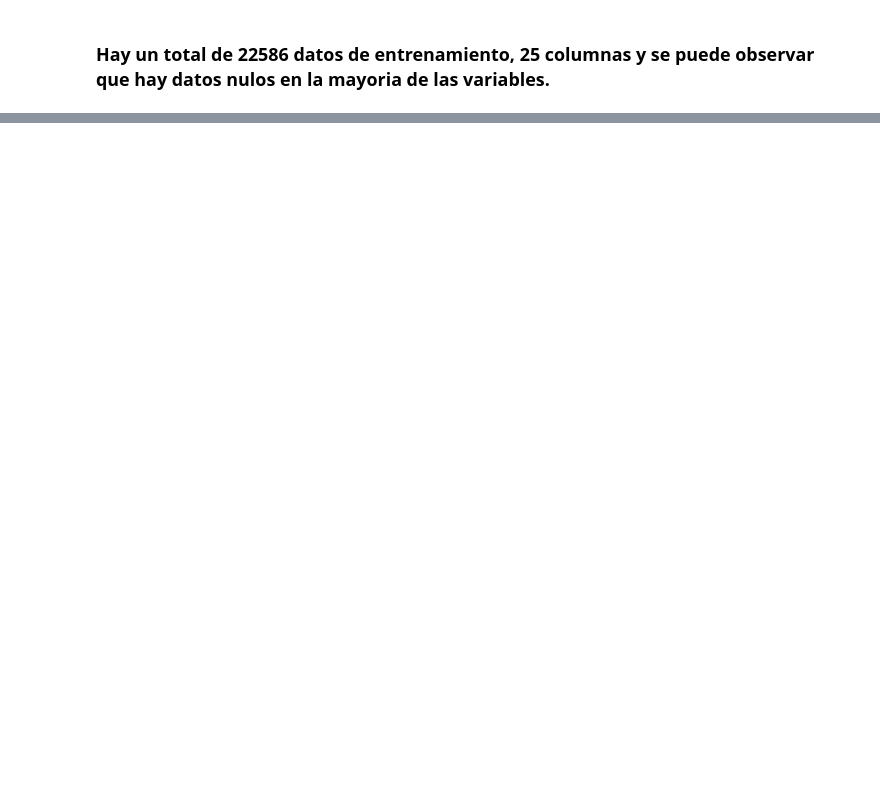
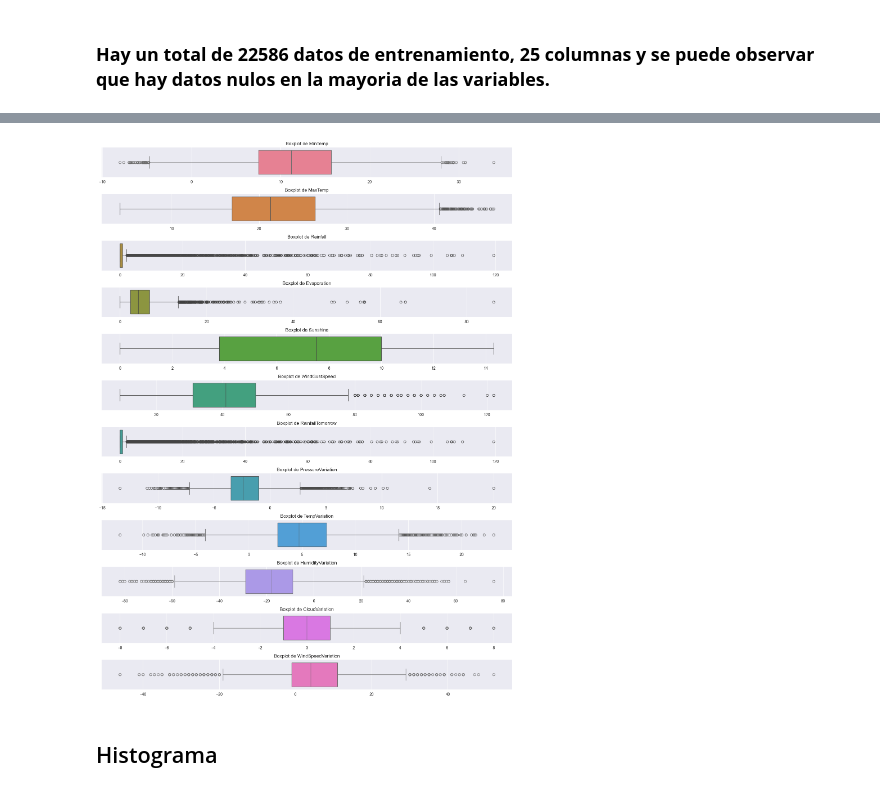
Before and after one commit to pepeargent0/AA1-TUIA-Ponce-Yanez, a Jupyter notebook: TP-integrador-AA1.ipynb, the cells around one changed output, grey strips where cells are left out. Cells and saved outputs as stored; diff of their text form; code cells hidden in the pictures; blank space fills up the shorter version.

```diff
--- a/TP-integrador-AA1.ipynb
+++ b/TP-integrador-AA1.ipynb
@@ -107,3 +152,3 @@ dtype: int64
 # %%
-train = train.drop(columns=['Unnamed: 0'])
+train = train.drop(columns=['Unnamed: 0', 'Location'])
 # %% [markdown]
@@ -111,3 +157 @@ train = train.drop(columns=['Unnamed: 0'])
-# %%
-train['Date'] = pd.to_datetime(train['Date'])
 # %%
@@ -192,0 +186,2 @@ dtype: int64
+# %%
+train = train.drop(columns=['Date'])
@@ -192,0 +201,10 @@ dtype: int64
+# %%
+columns_to_aggregate = ['Pressure9am', 'Pressure3pm', 'Temp9am', 'Temp3pm', 'Humidity9am',
+                        'Humidity3pm', 'Cloud9am', 'Cloud3pm','WindSpeed3pm','WindSpeed9am']
+new_columns = []
+train['PressureVariation'] = train['Pressure3pm'] - train['Pressure9am']
+train['TempVariation'] = train['Temp3pm'] - train['Temp9am']
+train['HumidityVariation'] = train['Humidity3pm'] - train['Humidity9am']
+train['CloudVariation'] = train['Cloud3pm'] - train['Cloud9am']
+train['WindSpeedVariation'] = train['WindSpeed3pm'] - train['WindSpeed9am']
+train.drop(columns=columns_to_aggregate, inplace=True)
@@ -192,0 +241,19 @@ dtype: int64
+# %%
+numeric_columns = train.select_dtypes(include=[np.float64]).columns
+
+colores = sns.color_palette('husl', n_colors=len(numeric_columns))
+
+fig, axes = plt.subplots(len(numeric_columns), 1, figsize=(15, 20), sharex=False)
+
+for i, col in enumerate(numeric_columns):
+    sns.boxplot(data=train, x=col, ax=axes[i], color=colores[i], orient='h')
+    axes[i].set_title(f'Boxplot de {col}')
+    axes[i].set_xlabel('')
+
+plt.tight_layout()
+
+plt.show()
+# %% [output]
+[figure, added]
+# %% [markdown]
+## Histograma
```
Also changed, not shown: parts of 47 cells of this notebook, 1 other file.
